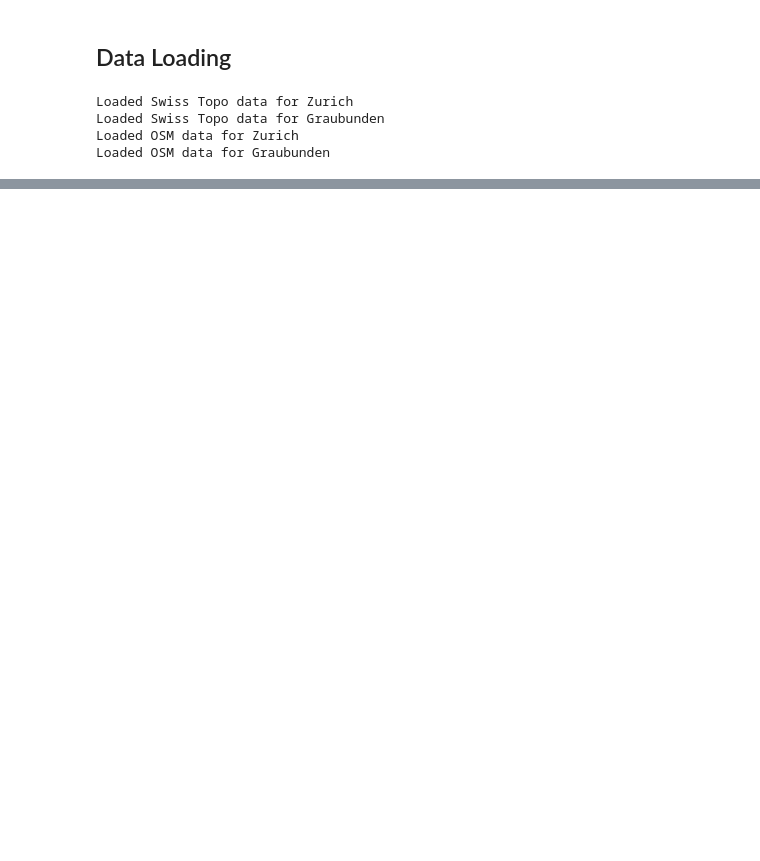
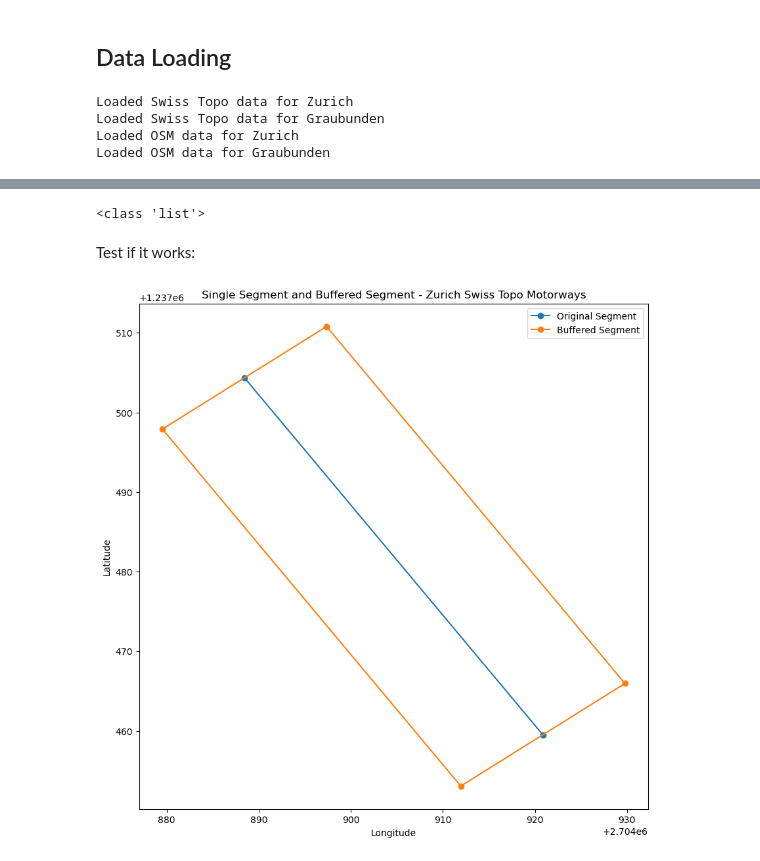
Before and after one commit to GEO877haklay/Project, a Jupyter notebook: geo877_project.ipynb, the cells around one changed output, grey strips where cells are left out. Drawn from its saved outputs; the diff is of its cells as text; code cells hidden in the pictures; blank space fills up the shorter version.

```diff
--- a/geo877_project.ipynb
+++ b/geo877_project.ipynb
@@ -279,3 +213,15 @@ def load_polygons_from_geojson(file_path):
+# %%
+# Define buffer sizes based on previous discussions
+buffer_size_motorways = 11  # meters
+buffer_size_mainroads = 7.5  # example value, adjust as necessary
+buffer_size_smallpaths = 2.5  # example value, adjust as necessary
+
+def buffer_segments(segments, buffer_distance):
+    buffered_segments = []
+    for seg in segments:
+        buffered_seg = buffer_segment(seg, buffer_distance)
+        buffered_segments.append(buffered_seg)
+    return buffered_segments
 # %% [markdown]
 ## Data Loading
 # %%
@@ -323,0 +304,41 @@ Loaded OSM data for Graubunden
+# %%
+print(type(buffered_motorway_zh_swisstopo))
+# %% [output]
+<class 'list'>
+# %% [markdown]
+Test if it works:
+# %%
+import matplotlib.pyplot as plt
+
+# Function to plot a single segment and its buffered polygon in the same plot
+def plot_segment_and_buffer(segment, buffered_segment, title):
+    plt.figure(figsize=(10, 10))
+
+    # Plot the original segment
+    x_segment = [segment.start.x, segment.end.x]
+    y_segment = [segment.start.y, segment.end.y]
+    plt.plot(x_segment, y_segment, marker='o', label='Original Segment')
+
+    # Plot the buffered polygon
+    x_buffer = [point.x for point in buffered_segment.get_points()]
+    y_buffer = [point.y for point in buffered_segment.get_points()]
+    plt.plot(x_buffer, y_buffer, marker='o', label='Buffered Segment')
+
+    plt.title(title)
+    plt.xlabel('Longitude')
+    plt.ylabel('Latitude')
+    plt.legend()
+    plt.show()
+
+# Select a single segment from Zurich Swiss Topo motorways
+single_segment = motorway_zh_swisstopo_segments[1020]
+
+
+# Buffer the single segment
+buffered_single_segment = buffer_segment(single_segment, buffer_size_motorways)
+
+
+# Plot the single segment and its buffer
+plot_segment_and_buffer(single_segment, buffered_single_segment, 'Single Segment and Buffered Segment - Zurich Swiss Topo Motorways')
+# %% [output]
+[figure, added]
```
Also changed, not shown: parts of 17 cells of this notebook, 1 other file.
